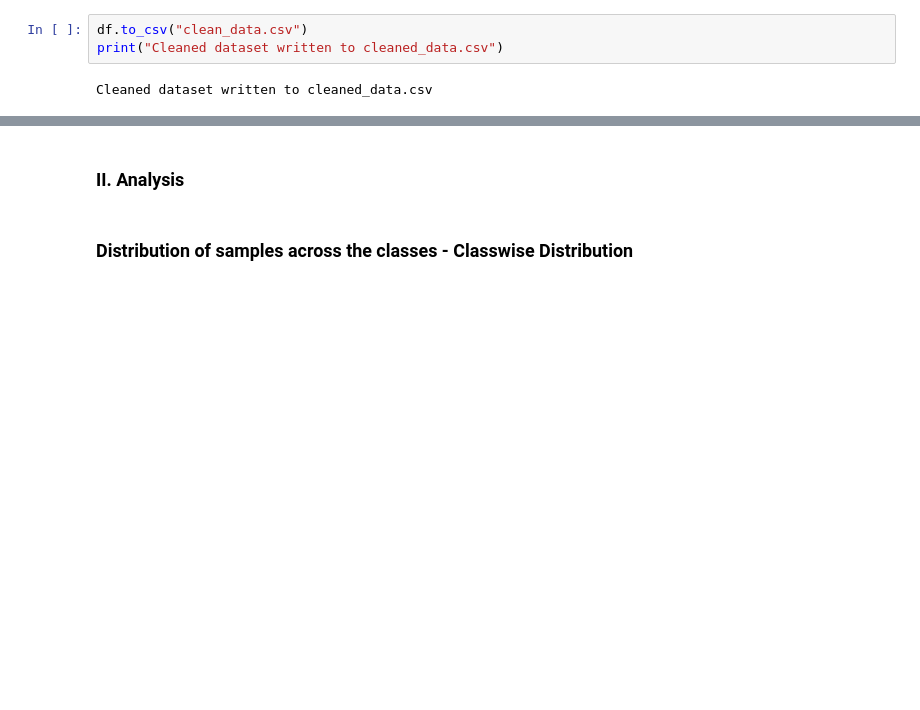
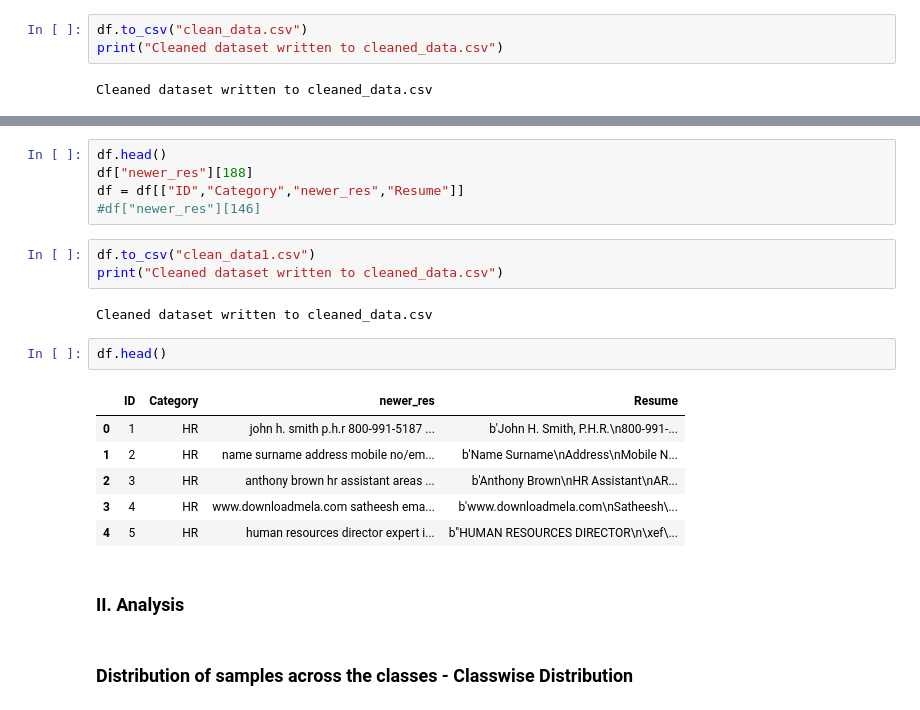
Before and after one commit to manishshettym/ResumeRise, a Jupyter notebook: Utils/Analysis.ipynb, the cells around one changed output, grey strips where cells are left out. Saved outputs shown, nothing was run; the diff lists cells and outputs as text; blank space fills up the shorter version.

```diff
--- a/Utils/Analysis.ipynb
+++ b/Utils/Analysis.ipynb
@@ -120,3 +121,22 @@ Cleaned dataset written to cleaned_data.csv
+# %%
+df.head()
+df["newer_res"][188]
+df = df[["ID","Category","newer_res","Resume"]]
+#df["newer_res"][146]
+# %%
+df.to_csv("clean_data1.csv")
+print("Cleaned dataset written to cleaned_data.csv")
+# %% [output]
+Cleaned dataset written to cleaned_data.csv
+# %%
+df.head()
+# %% [output]
+|  | ID | Category | newer_res | Resume |
+| 0 | 1 | HR | john h. smith p.h.r 800-991-5187 ... | b'John H. Smith, P.H.R.\n800-991-... |
+| 1 | 2 | HR | name surname address mobile no/em... | b'Name Surname\nAddress\nMobile N... |
+| 2 | 3 | HR | anthony brown hr assistant areas ... | b'Anthony Brown\nHR Assistant\nAR... |
+| 3 | 4 | HR | www.downloadmela.com satheesh ema... | b'www.downloadmela.com\nSatheesh\... |
+| 4 | 5 | HR | human resources director expert i... | b"HUMAN RESOURCES DIRECTOR\n\xef\... |
 # %% [markdown]
 ### II. Analysis
 # %% [markdown]
```
Also changed, not shown: parts of 7 cells of this notebook.
